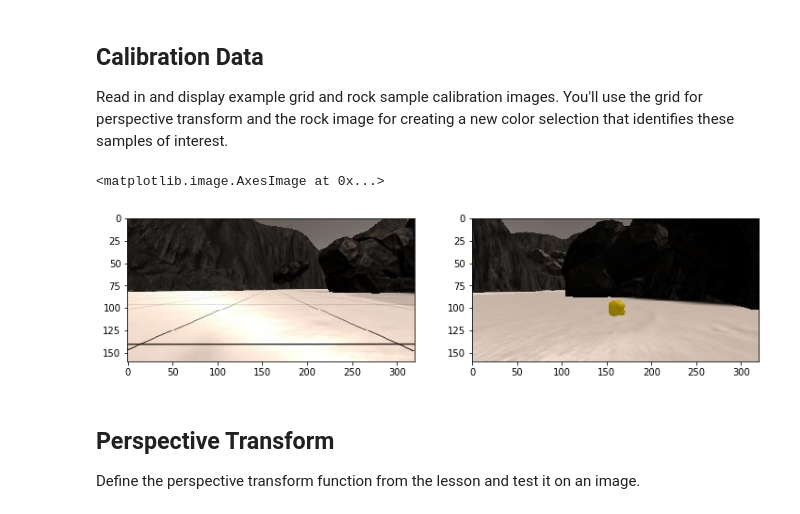
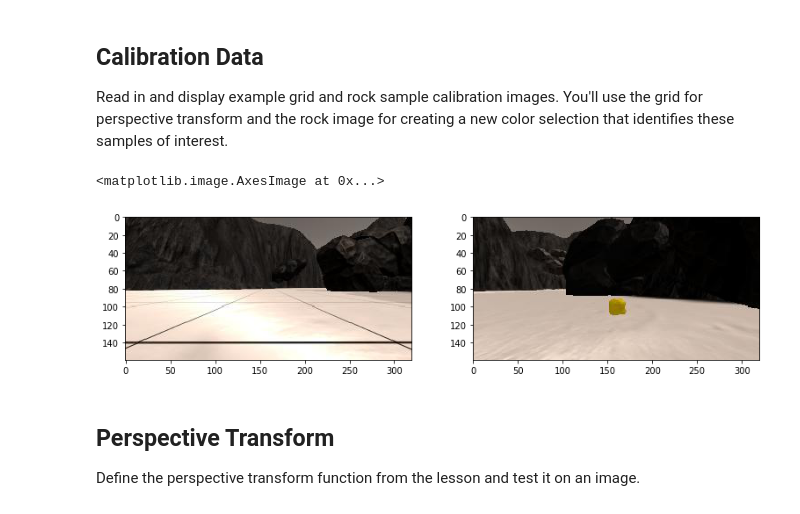
Before and after one commit to twbot/Brodeur-RoboND-Rover, a Jupyter notebook: code/Rover_Project_Test_Notebook.ipynb, the cells around one changed output. Cells and saved outputs as stored; diff of their text form; code cells hidden in the pictures.

```diff
--- a/code/Rover_Project_Test_Notebook.ipynb
+++ b/code/Rover_Project_Test_Notebook.ipynb
@@ -56,20 +50,24 @@ Read in and display example grid and rock sample calibration images.  You'll use
 # %%
 # In the simulator you can toggle on a grid on the ground for calibration
 # You can also toggle on the rock samples with the 0 (zero) key.
 # Here's an example of the grid and one of the rocks
 example_grid = '../calibration_images/example_grid1.jpg'
 example_rock = '../calibration_images/example_rock1.jpg'
+example_angle = '../calibration_images/angle_example.jpg'
+example_goal = '../calibration_images/sample1.jpg'
 grid_img = mpimg.imread(example_grid)
 rock_img = mpimg.imread(example_rock)
+angle_img = mpimg.imread(example_angle)
+goal_img = mpimg.imread(example_goal)
 
-fig = plt.figure(figsize=(12,3))
+fig = plt.figure(figsize=(13,3))
 plt.subplot(121)
 plt.imshow(grid_img)
 plt.subplot(122)
 plt.imshow(rock_img)
 # %% [output]
 <matplotlib.image.AxesImage at 0x...>
-[figure, old version]
+[figure, new version]
 # %% [markdown]
 ## Perspective Transform
 
```
Also changed, not shown: parts of 7 cells of this notebook, 9 other files.
